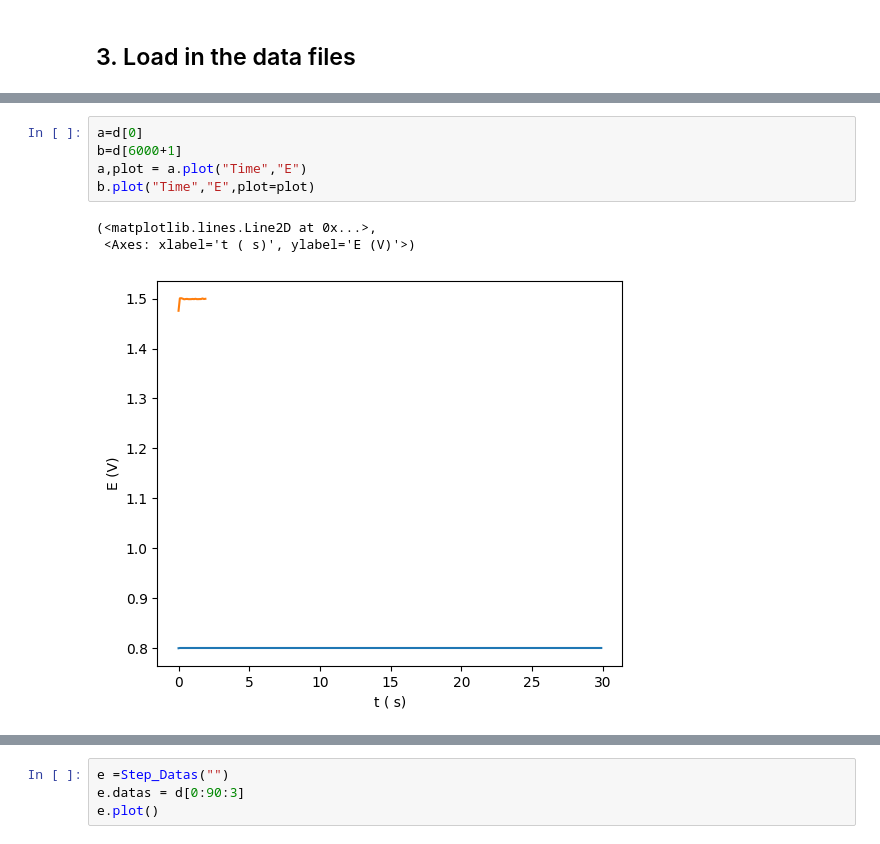
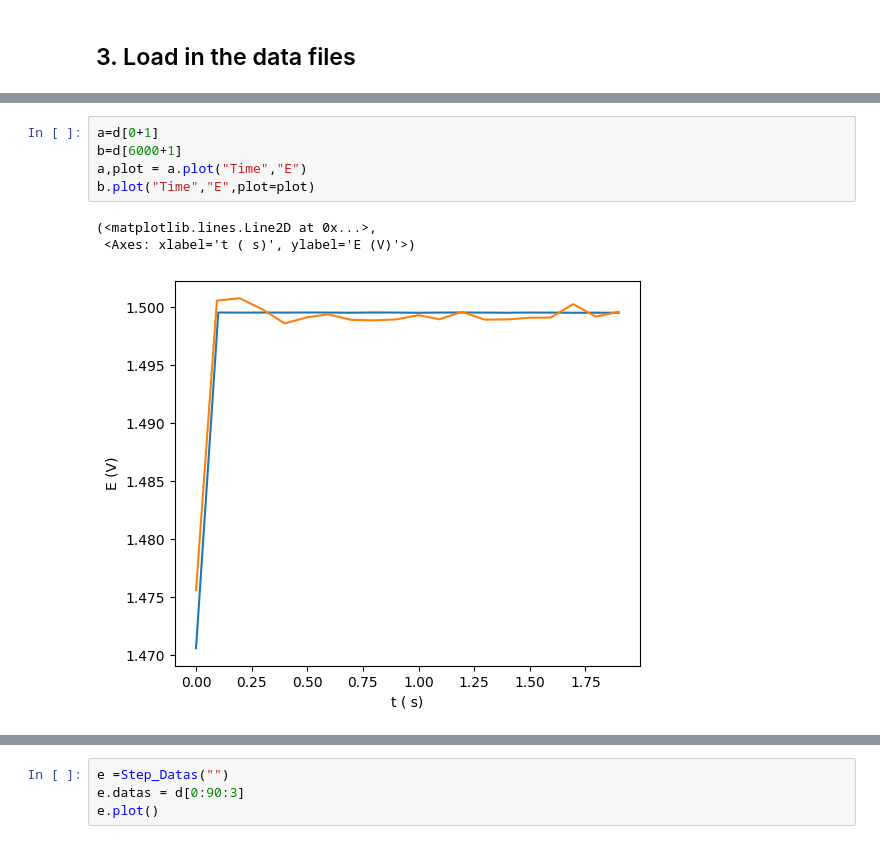
Before and after one commit to Guswib/EC4py, a Jupyter notebook: dev/Step_Data/Load_StepFiles.ipynb, the cells around one changed output, grey strips where cells are left out. Cells and saved outputs as stored; diff of their text form.

```diff
--- a/dev/Step_Data/Load_StepFiles.ipynb
+++ b/dev/Step_Data/Load_StepFiles.ipynb
@@ -59,12 +59,12 @@ print(d.step_E,d.step_Type)
 [figure]
 # %%
-a=d[0]
+a=d[0+1]
 b=d[6000+1]
 a,plot = a.plot("Time","E")
 b.plot("Time","E",plot=plot)
 # %% [output]
 (<matplotlib.lines.Line2D at 0x...>,
  <Axes: xlabel='t ( s)', ylabel='E (V)'>)
-[figure, old version]
+[figure, new version]
 # %%
 e =Step_Datas("")
```
Also changed, not shown: parts of 2 cells of this notebook, 8 other files.
